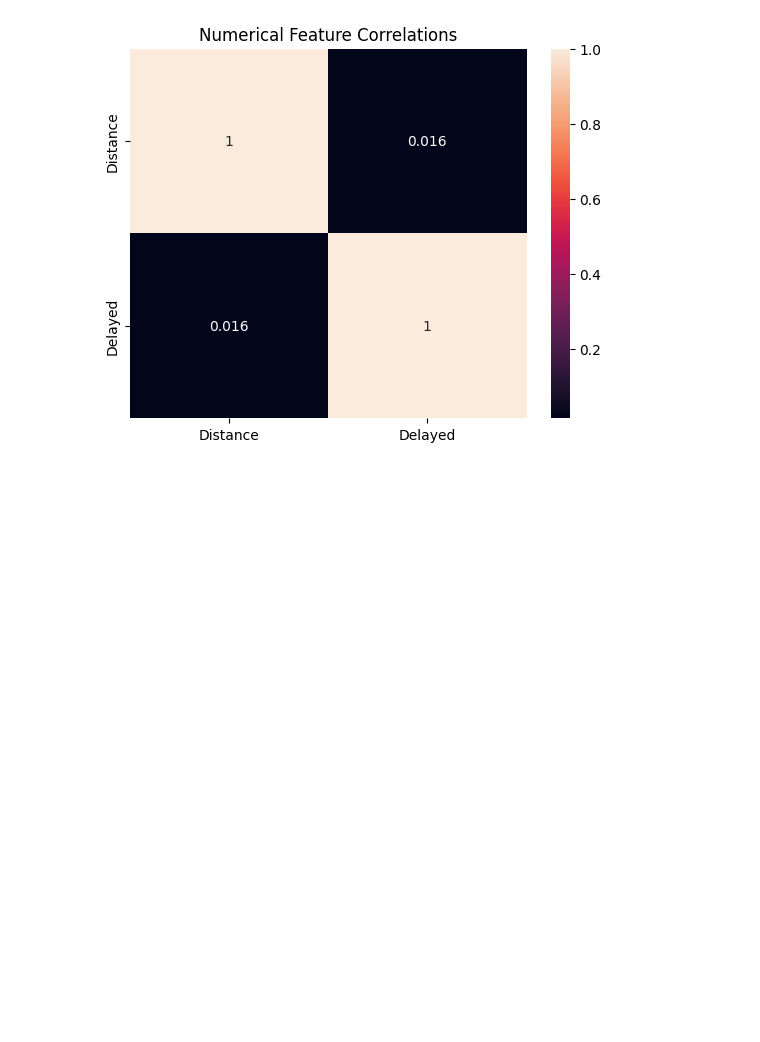
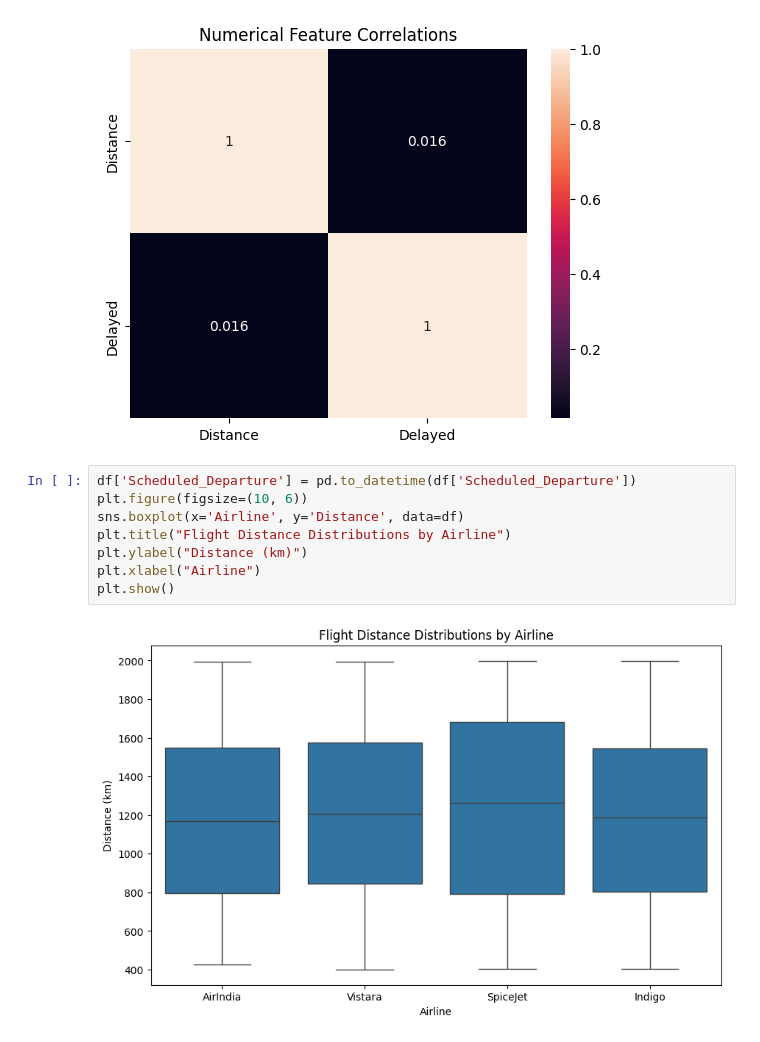
Before and after one commit to gopi447/task-2, a Jupyter notebook: flight_data_set.ipynb, the cells around one changed output. Cells and saved outputs as stored; diff of their text form; blank space fills up the shorter version.

```diff
--- a/flight_data_set.ipynb
+++ b/flight_data_set.ipynb
@@ -96,3 +96,13 @@ plt.title('Numerical Feature Correlations')
 plt.show()
 # %% [output]
 [figure]
+# %%
+df['Scheduled_Departure'] = pd.to_datetime(df['Scheduled_Departure'])
+plt.figure(figsize=(10, 6))
+sns.boxplot(x='Airline', y='Distance', data=df)
+plt.title("Flight Distance Distributions by Airline")
+plt.ylabel("Distance (km)")
+plt.xlabel("Airline")
+plt.show()
+# %% [output]
+[figure, added]
```
Also changed, not shown: parts of 1 cell of this notebook.
